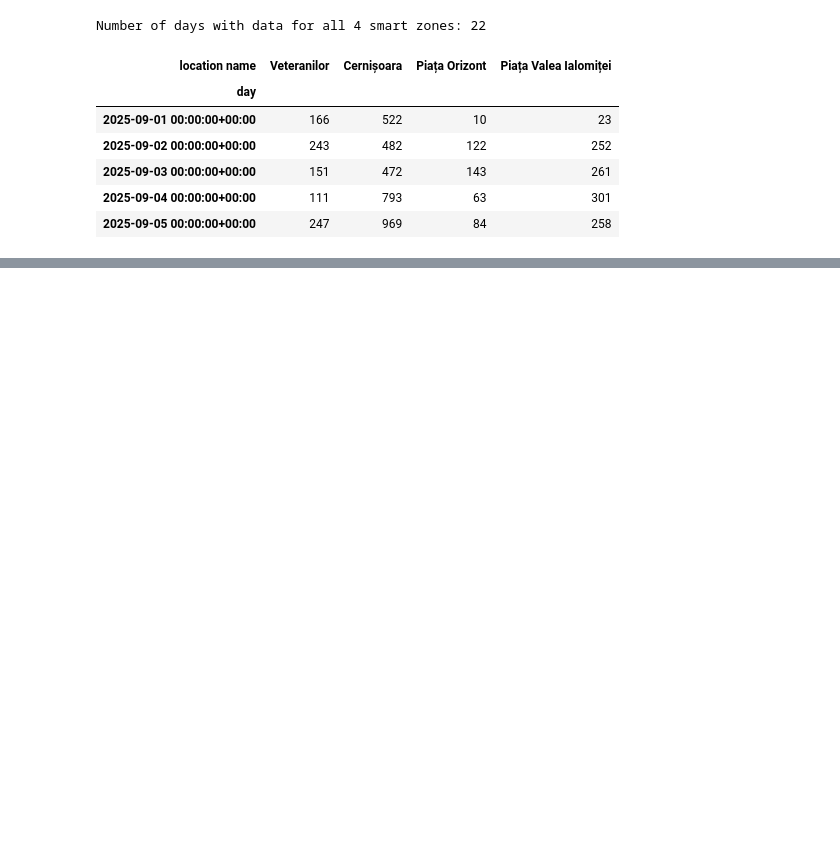
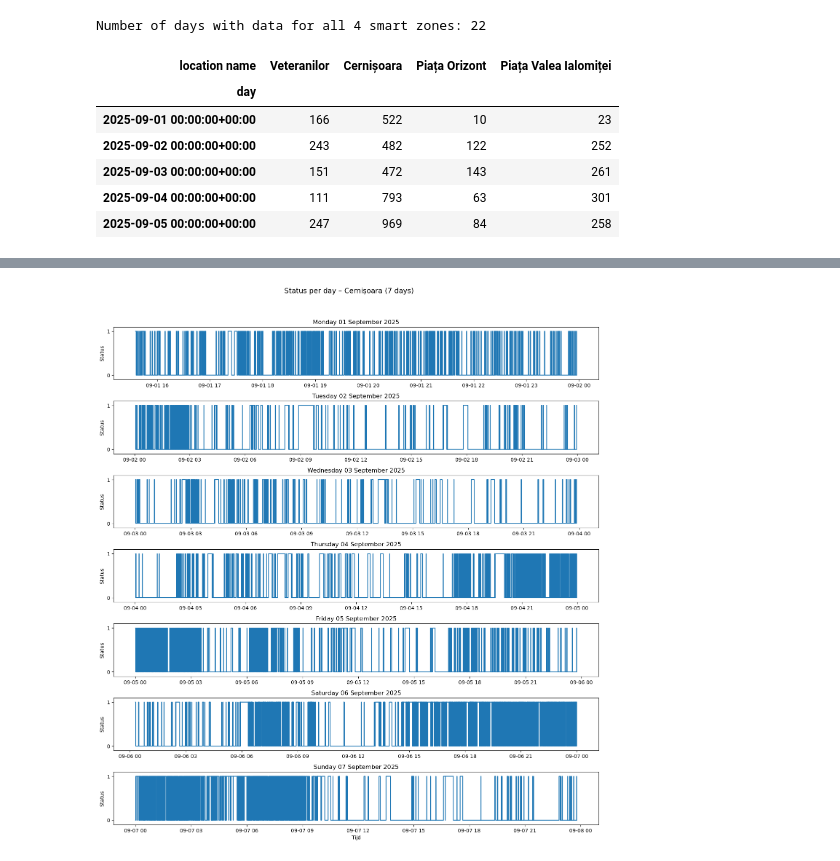
Before and after one commit to chenneman/CTC-advanced-data-science, a Jupyter notebook: Coding The Curbs.ipynb, the cells around one changed output, grey strips where cells are left out. Saved outputs shown, nothing was run; the diff lists cells and outputs as text; code cells hidden in the pictures; blank space fills up the shorter version.

```diff
--- a/Coding The Curbs.ipynb
+++ b/Coding The Curbs.ipynb
@@ -137,0 +144,40 @@ plt.show()
+# %%
+df_loc = data_cernisoara.copy()
+start_date = "2025-09-01"
+num_days = 7
+
+
+
+days = pd.date_range(pd.to_datetime(start_date), periods=num_days, freq="D", tz="UTC")
+
+fig, axes = plt.subplots(num_days, 1, figsize=(14, 2.2*num_days), sharex=False, sharey=True)
+if num_days == 1:
+    axes = [axes]
+
+for ax, day in zip(axes, days):
+    day_start = day
+    day_end   = day + pd.Timedelta(days=1)
+
+    subset = df_loc[(df_loc["date"] >= day_start) & (df_loc["date"] < day_end)]
+
+    if not subset.empty:
+        ax.step(subset["date"], subset["status"], where="post")
+    else:
+        ax.text(0.5, 0.5, "No data available", ha="center", va="center", transform=ax.transAxes)
+
+
+    ax.set_yticks([0, 1])
+    ax.set_ylim(-0.1, 1.1)
+    ax.set_ylabel("Status")
+
+
+    ax.set_title(day.strftime("%A %d %B %Y"))
+
+
+axes[-1].set_xlabel("Tijd")
+
+plt.suptitle("Status per day – Cernișoara (7 days)", y=0.995, fontsize=14)
+plt.tight_layout(rect=[0, 0, 1, 0.97])
+plt.show()
+# %% [output]
+[figure, added]
```
Also changed, not shown: parts of 8 cells of this notebook.
